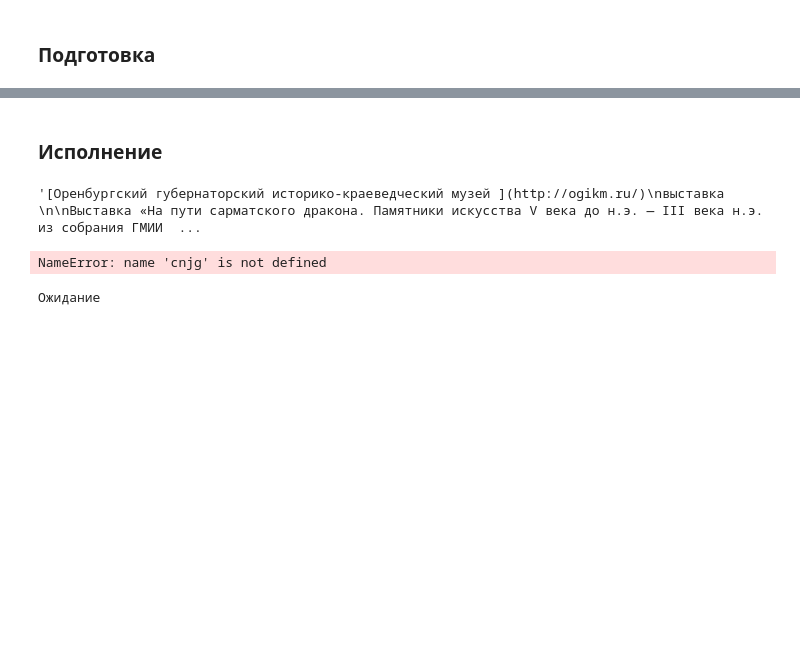
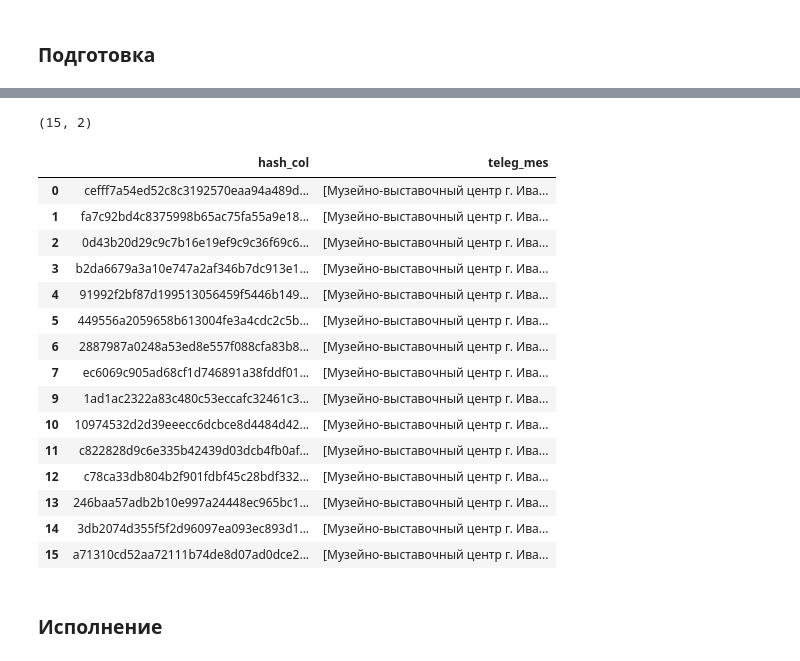
Before and after one commit to SeniorDataFrame/projects, a Jupyter notebook: Museums/main.ipynb, the cells around one changed output, grey strips where cells are left out. Saved outputs shown, nothing was run; the diff lists cells and outputs as text; code cells hidden in the pictures; blank space fills up the shorter version.

```diff
--- a/Museums/main.ipynb
+++ b/Museums/main.ipynb
@@ -342,12 +388,9 @@ def drop_words(x:list):
     return new_list
 # %%
+# Убираю \r
+df_n_compl['text_elem'] = df_n_compl['text_elem'].str.replace('\r', '')
+
 df_n_compl['text_elem'] = df_n_compl['text_elem'].str.replace('^[(\\n)\\t ]+','', regex=True)
-
-df_n_compl['text_elem'] = df_n_compl['text_elem'].str.replace('(\\n){3,}','\n\n', regex=True)
-
-df_n_compl['text_elem'] = df_n_compl['text_elem'].str.replace(' {3,}',' ', regex=True)
-
-df_n_compl['text_elem'] = df_n_compl['text_elem'].str.replace('\\n+$', '', regex=True)
 # %%
 df_raw_p['text_elem'] = df_raw_p['text_elem'].str.replace('[0-9]* Comments', '')
 # %%
@@ -381,7 +407,20 @@ df_n_compl
+# %%
+# Удаление \n в конце текста
+df_n_compl['text_elem'] = df_n_compl['text_elem'].str.replace('(\\n)+$', '', regex=True)
+
+# Замена \n\n на меньшее число
+df_n_compl['text_elem'] = df_n_compl['text_elem'].str.replace('(\\n){3,}','\n\n', regex=True)
+
+df_n_compl['text_elem'] = df_n_compl['text_elem'].str.replace(' {3,}',' ', regex=True)
 # %% [markdown]
 # Telegram
 # %% [markdown]
 ## Добавляем имена музеев
+# %%
+d_mus_names = {}
+
+for k in dict_mus:
+    d_mus_names[dict_mus[k][0]] = k
 # %%
 df_n_compl['mus_name'] = df_n_compl['site'].map(d_mus_names)
 
@@ -419,18 +457,35 @@ df_n_compl
 # %%
 df_mes = df_n_compl[['hash_col', 'teleg_mes']].copy()
+# %%
+pd.options.display.max_colwidth = 1000
+# %%
+df_mes.shape
+# %% [output]
+(15, 2)
+# %%
+df_mes
+# %% [output]
+|  | hash_col | teleg_mes |
+| 0 | cefff7a54ed52c8c3192570eaa94a489d... | [Музейно-выставочный центр г. Ива... |
+| 1 | fa7c92bd4c8375998b65ac75fa55a9e18... | [Музейно-выставочный центр г. Ива... |
+| 2 | 0d43b20d29c9c7b16e19ef9c9c36f69c6... | [Музейно-выставочный центр г. Ива... |
+| 3 | b2da6679a3a10e747a2af346b7dc913e1... | [Музейно-выставочный центр г. Ива... |
+| 4 | 91992f2bf87d199513056459f5446b149... | [Музейно-выставочный центр г. Ива... |
+| 5 | 449556a2059658b613004fe3a4cdc2c5b... | [Музейно-выставочный центр г. Ива... |
+| 6 | 2887987a0248a53ed8e557f088cfa83b8... | [Музейно-выставочный центр г. Ива... |
+| 7 | ec6069c905ad68cf1d746891a38fddf01... | [Музейно-выставочный центр г. Ива... |
+| 9 | 1ad1ac2322a83c480c53eccafc32461c3... | [Музейно-выставочный центр г. Ива... |
+| 10 | 10974532d2d39eeecc6dcbce8d4484d42... | [Музейно-выставочный центр г. Ива... |
+| 11 | c822828d9c6e335b42439d03dcb4fb0af... | [Музейно-выставочный центр г. Ива... |
+| 12 | c78ca33db804b2f901fdbf45c28bdf332... | [Музейно-выставочный центр г. Ива... |
+| 13 | 246baa57adb2b10e997a24448ec965bc1... | [Музейно-выставочный центр г. Ива... |
+| 14 | 3db2074d355f5f2d96097ea093ec893d1... | [Музейно-выставочный центр г. Ива... |
+| 15 | a71310cd52aa72111b74de8d07ad0dce2... | [Музейно-выставочный центр г. Ива... |
 # %% [markdown]
 ### Исполнение
-# %%
-df_mes['teleg_mes']
-# %% [output]
-'[Оренбургский губернаторский историко-краеведческий музей ](http://ogikm.ru/)\nвыставка \n\nВыставка «На пути сарматского дракона. Памятники искусства V века до н.э. — III века н.э. из собрания ГМИИ  ...
 # %%
 # Убирайю символ не разрывного пробела
 df_mes['teleg_mes'] = df_mes['teleg_mes'].str.replace('\xa0', ' ', regex=True)
-# %%
-cnjg
-# %% [output]
-NameError: name 'cnjg' is not defined
 # %%
 execute_session = pd.to_datetime('now')
 
@@ -468,8 +523,6 @@ for num, tuple_mes in enumerate(df_mes.itertuples()):
         df_error = pd.DataFrame([[tuple_mes.hash_col, num,send_error,
                                               tuple_mes.teleg_mes]], columns=['hash_col','num', 'error', 'teleg_mes'])
 
-        df_error.insert(0,'date_time', pd.to_datetime('now'))
+        df_error.insert(0,'date_time', execute_session)
 
         df_error.to_sql('send_error', conn, index=False, if_exists='append')
-# %% [output]
-Ожидание
```
Also changed, not shown: parts of 14 cells of this notebook, 1 other file.
